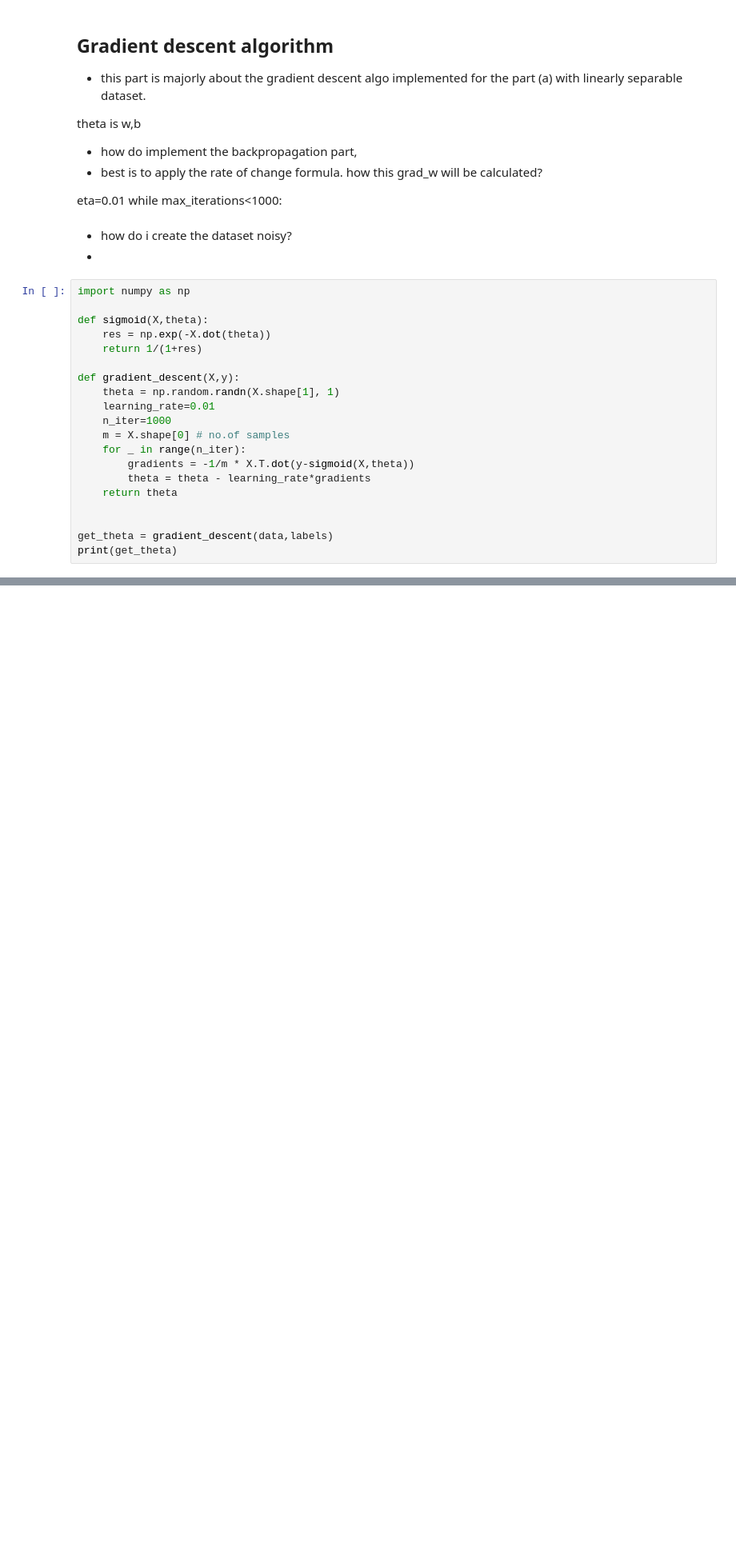
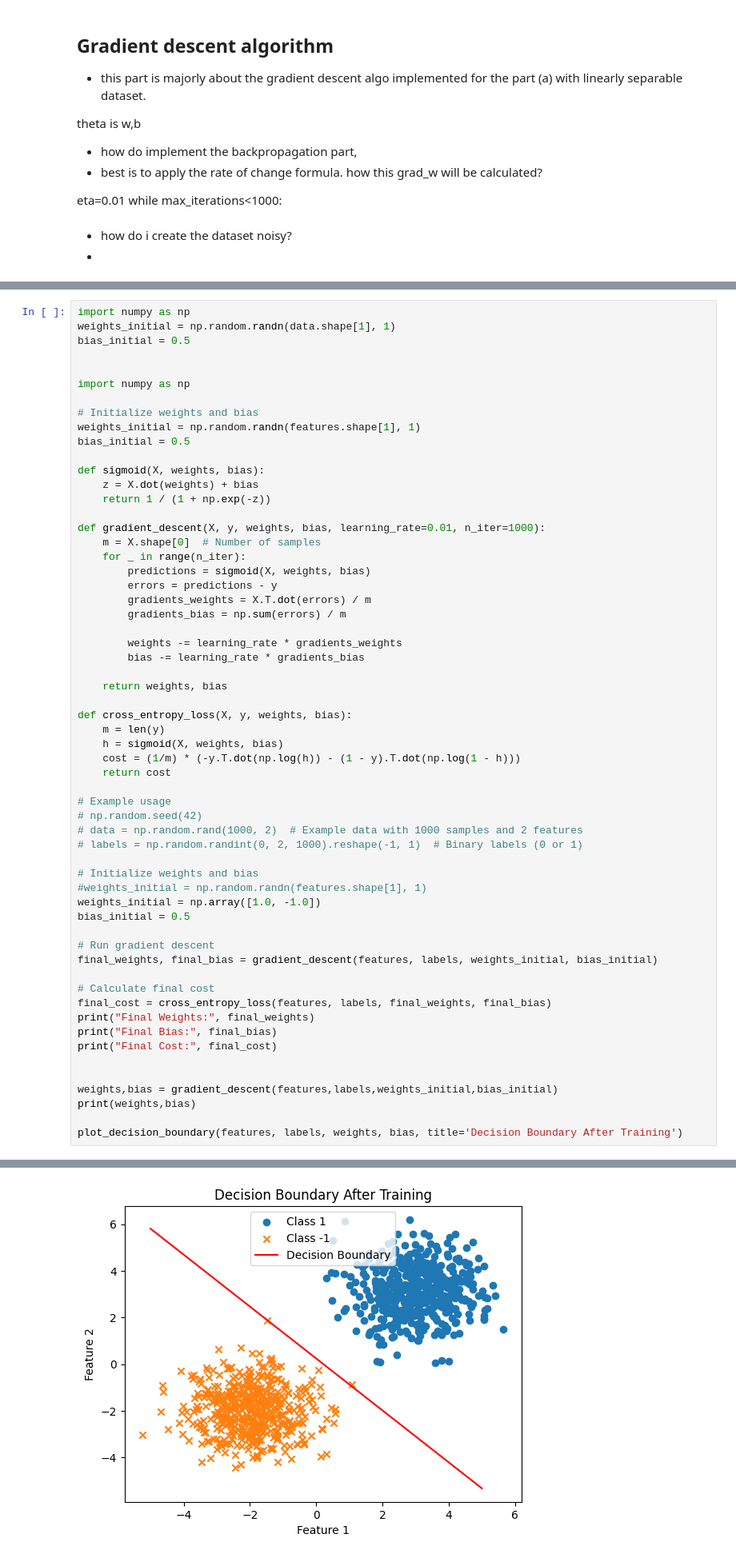
Before and after one commit to mridulpant2010/CS5480-deeplearning, a Jupyter notebook: assignment1.ipynb, the cells around one changed output, grey strips where cells are left out. Shown at 80% size. Saved outputs shown, nothing was run; the diff lists cells and outputs as text; blank space fills up the shorter version.

```diff
--- a/assignment1.ipynb
+++ b/assignment1.ipynb
@@ -228,23 +264,3 @@ while max_iterations<1000:
 # %% [markdown]
 - how do i create the dataset noisy?
 -
-# %%
-import numpy as np
-
-def sigmoid(X,theta):
-    res = np.exp(-X.dot(theta))
-    return 1/(1+res)
-
-def gradient_descent(X,y):
-    theta = np.random.randn(X.shape[1], 1)
-    learning_rate=0.01
-    n_iter=1000
-    m = X.shape[0] # no.of samples
-    for _ in range(n_iter):
-        gradients = -1/m * X.T.dot(y-sigmoid(X,theta))
-        theta = theta - learning_rate*gradients
-    return theta
-
-
-get_theta = gradient_descent(data,labels)
-print(get_theta)
@@ -269,0 +267,60 @@ ValueError: Classification metrics can't handle a mix of binary and multilabel-i
+# %%
+import numpy as np
+weights_initial = np.random.randn(data.shape[1], 1)
+bias_initial = 0.5
+
+
+import numpy as np
+
+# Initialize weights and bias
+weights_initial = np.random.randn(features.shape[1], 1)
+bias_initial = 0.5
+
+def sigmoid(X, weights, bias):
+    z = X.dot(weights) + bias
+    return 1 / (1 + np.exp(-z))
+
+def gradient_descent(X, y, weights, bias, learning_rate=0.01, n_iter=1000):
+    m = X.shape[0]  # Number of samples
+    for _ in range(n_iter):
+        predictions = sigmoid(X, weights, bias)
+        errors = predictions - y
+        gradients_weights = X.T.dot(errors) / m
+        gradients_bias = np.sum(errors) / m
+
+        weights -= learning_rate * gradients_weights
+        bias -= learning_rate * gradients_bias
+
+    return weights, bias
+
+def cross_entropy_loss(X, y, weights, bias):
+    m = len(y)
+    h = sigmoid(X, weights, bias)
+    cost = (1/m) * (-y.T.dot(np.log(h)) - (1 - y).T.dot(np.log(1 - h)))
+    return cost
+
+# Example usage
+# np.random.seed(42)
+# data = np.random.rand(1000, 2)  # Example data with 1000 samples and 2 features
+# labels = np.random.randint(0, 2, 1000).reshape(-1, 1)  # Binary labels (0 or 1)
+
+# Initialize weights and bias
+#weights_initial = np.random.randn(features.shape[1], 1)
+weights_initial = np.array([1.0, -1.0])
+bias_initial = 0.5
+
+# Run gradient descent
+final_weights, final_bias = gradient_descent(features, labels, weights_initial, bias_initial)
+
+# Calculate final cost
+final_cost = cross_entropy_loss(features, labels, final_weights, final_bias)
+print("Final Weights:", final_weights)
+print("Final Bias:", final_bias)
+print("Final Cost:", final_cost)
+
+
+weights,bias = gradient_descent(features,labels,weights_initial,bias_initial)
+print(weights,bias)
+
+plot_decision_boundary(features, labels, weights, bias, title='Decision Boundary After Training')
+# %% [output]
@@ -269,0 +331 @@ ValueError: Classification metrics can't handle a mix of binary and multilabel-i
+[figure, added]
```
Also changed, not shown: parts of 11 cells of this notebook.
